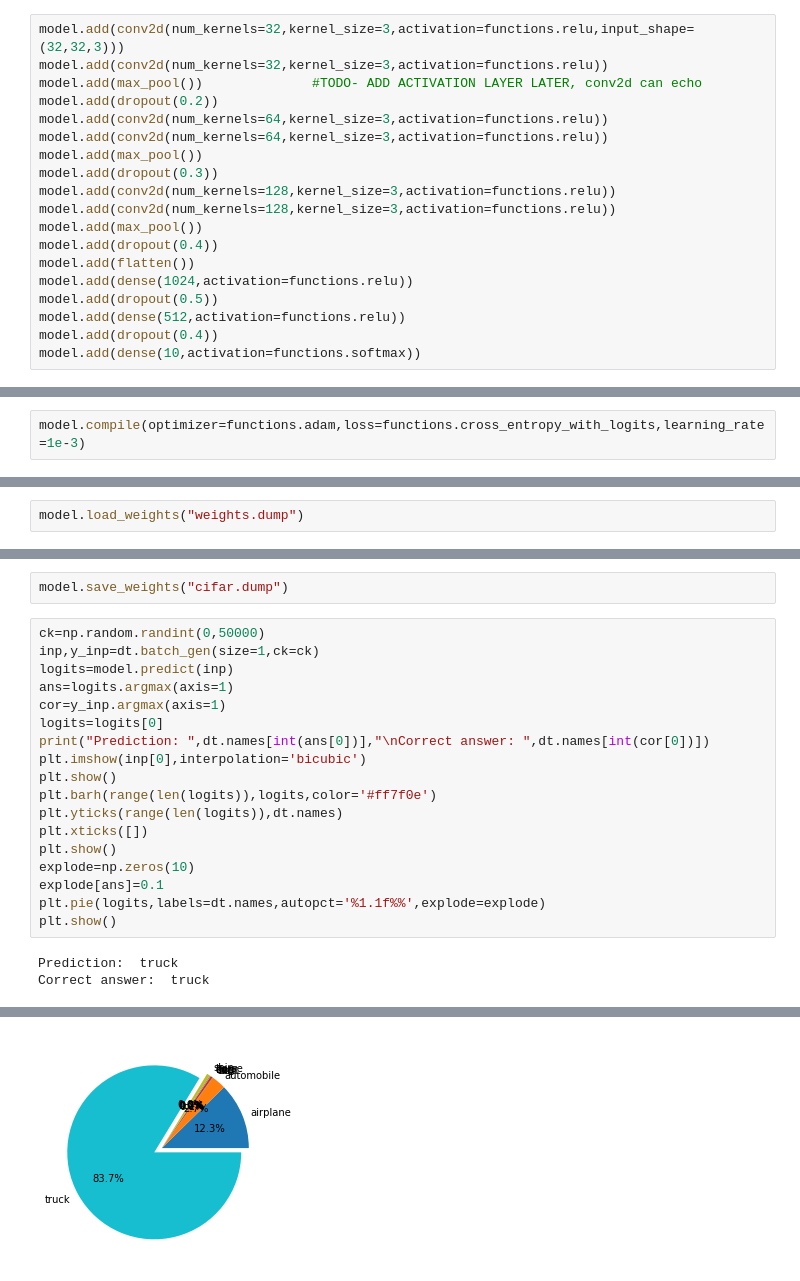
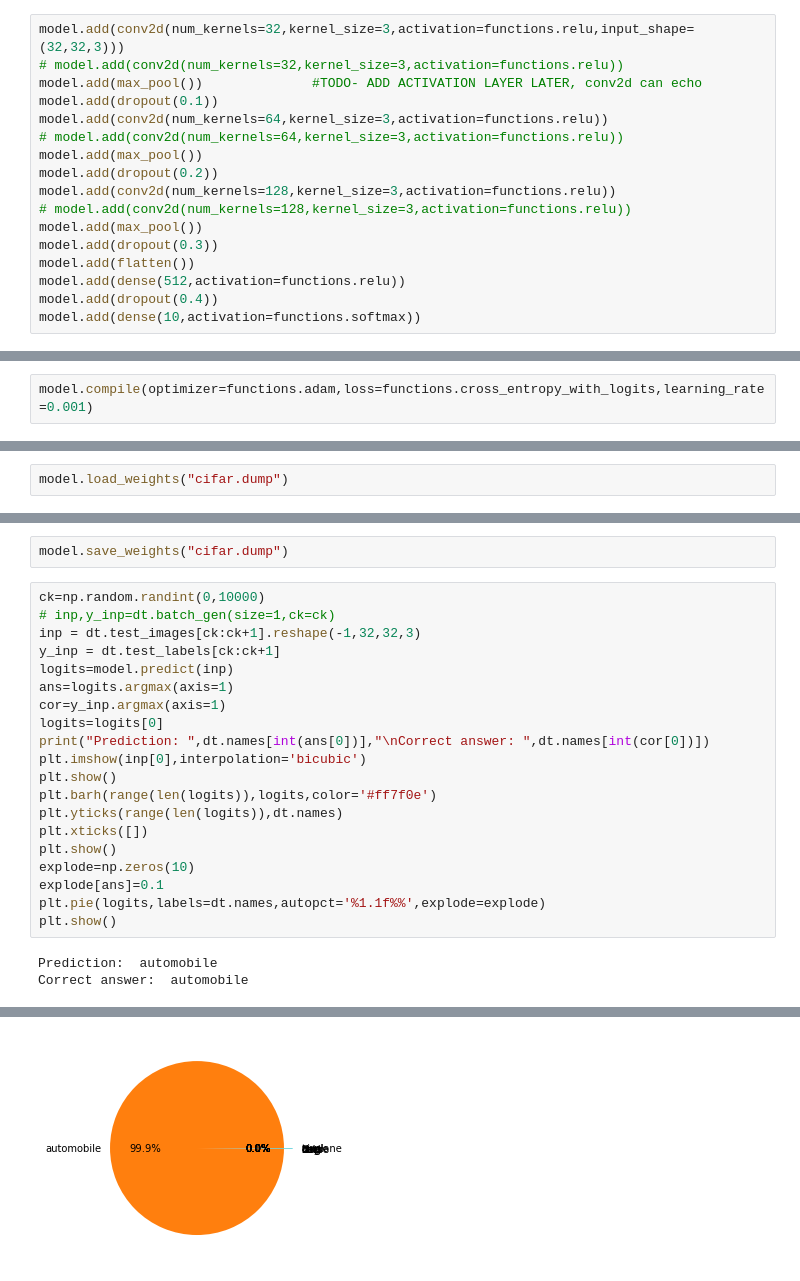
Before and after one commit to ShivamShrirao/dnn_from_scratch, a Jupyter notebook: cifar.ipynb, the cells around one changed output, grey strips where cells are left out. Drawn from its saved outputs; the diff is of its cells as text.

```diff
--- a/cifar.ipynb
+++ b/cifar.ipynb
@@ -24,20 +24,18 @@ import numpy as np
 model=Sequential()
 # %%
 model.add(conv2d(num_kernels=32,kernel_size=3,activation=functions.relu,input_shape=(32,32,3)))
-model.add(conv2d(num_kernels=32,kernel_size=3,activation=functions.relu))
+# model.add(conv2d(num_kernels=32,kernel_size=3,activation=functions.relu))
 model.add(max_pool())              #TODO- ADD ACTIVATION LAYER LATER, conv2d can echo
+model.add(dropout(0.1))
+model.add(conv2d(num_kernels=64,kernel_size=3,activation=functions.relu))
+# model.add(conv2d(num_kernels=64,kernel_size=3,activation=functions.relu))
+model.add(max_pool())
 model.add(dropout(0.2))
-model.add(conv2d(num_kernels=64,kernel_size=3,activation=functions.relu))
-model.add(conv2d(num_kernels=64,kernel_size=3,activation=functions.relu))
+model.add(conv2d(num_kernels=128,kernel_size=3,activation=functions.relu))
+# model.add(conv2d(num_kernels=128,kernel_size=3,activation=functions.relu))
 model.add(max_pool())
 model.add(dropout(0.3))
-model.add(conv2d(num_kernels=128,kernel_size=3,activation=functions.relu))
-model.add(conv2d(num_kernels=128,kernel_size=3,activation=functions.relu))
-model.add(max_pool())
-model.add(dropout(0.4))
 model.add(flatten())
-model.add(dense(1024,activation=functions.relu))
-model.add(dropout(0.5))
 model.add(dense(512,activation=functions.relu))
 model.add(dropout(0.4))
 model.add(dense(10,activation=functions.softmax))
@@ -66,11 +64,11 @@ Total Params: 2,915,114
 # %% [markdown]
 # Compile model with optimizer, loss and lr
 # %%
-model.compile(optimizer=functions.adam,loss=functions.cross_entropy_with_logits,learning_rate=1e-3)
+model.compile(optimizer=functions.adam,loss=functions.cross_entropy_with_logits,learning_rate=0.001)
 # %% [markdown]
 # Reload saved model weights
 # %%
-model.load_weights("weights.dump")
+model.load_weights("cifar.dump")
 # %% [markdown]
 # Train model
 # %%
@@ -194,8 +281,10 @@ plt.show()
 # %%
 model.save_weights("cifar.dump")
 # %%
-ck=np.random.randint(0,50000)
-inp,y_inp=dt.batch_gen(size=1,ck=ck)
+ck=np.random.randint(0,10000)
+# inp,y_inp=dt.batch_gen(size=1,ck=ck)
+inp = dt.test_images[ck:ck+1].reshape(-1,32,32,3)
+y_inp = dt.test_labels[ck:ck+1]
 logits=model.predict(inp)
 ans=logits.argmax(axis=1)
 cor=y_inp.argmax(axis=1)
@@ -212,5 +301,5 @@ explode[ans]=0.1
 plt.pie(logits,labels=dt.names,autopct='%1.1f%%',explode=explode)
 plt.show()
 # %% [output]
-Prediction:  truck
-Correct answer:  truck
+Prediction:  automobile
+Correct answer:  automobile
@@ -219,4 +308,4 @@ Correct answer:  truck
-[figure, old version]
+[figure, new version]
 # %%
 fig, ax = plt.subplots(nrows=5,ncols=5,figsize=[10,10])
 fig.patch.set_facecolor('white')
```
Also changed, not shown: parts of 14 cells of this notebook, 5 other files.
